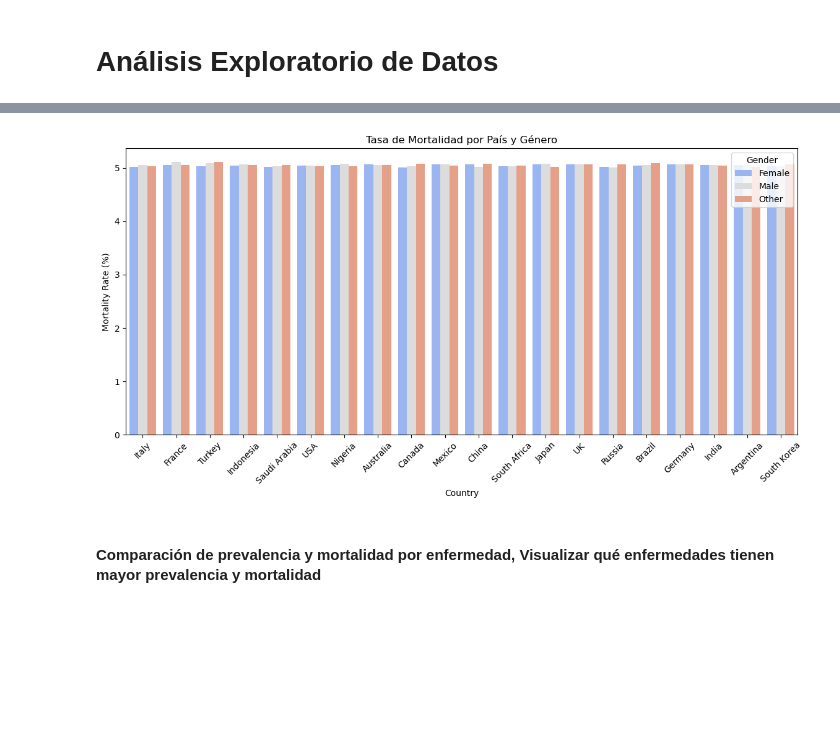
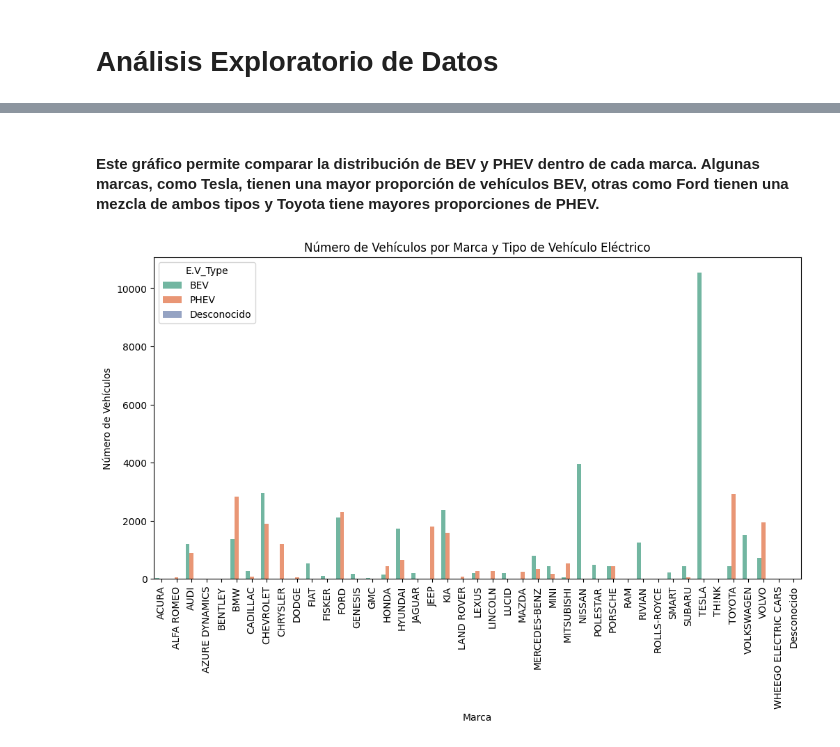
Before and after one commit to FelicianoRN01/PIA, a Jupyter notebook: Proyecto_Analisis/notebook_proyecto.ipynb, the cells around one changed output, grey strips where cells are left out. Cells and saved outputs as stored; diff of their text form; code cells hidden in the pictures; blank space fills up the shorter version.

```diff
--- a/Proyecto_Analisis/notebook_proyecto.ipynb
+++ b/Proyecto_Analisis/notebook_proyecto.ipynb
@@ -262,5 +204,5 @@ memory usage: 122.1+ MB
 # %%
 # Convertir columnas a categórias
-categorical_columns = ['Age Group', 'Gender', 'Availability of Vaccines/Treatment', 'Disease Category']
+categorical_columns = ['County','City','State','Make','Model','E.V_Type','Vehicle Location']
 for col in categorical_columns:
     df[col] = df[col].astype('category')
@@ -305 +249,8 @@ df.describe(include=['object'])
+# %%
+# Agregar la categoría "Desconocido" a las columnas categóricas
+for col in categorical_columns:
+	df[col] = df[col].cat.add_categories("Desconocido")
+
+# Rellenar valores faltantes con "Desconocido"
+df.fillna("Desconocido", inplace=True)
 # %% [markdown]
@@ -418,0 +358,5 @@ dtype: object
+# %%
+df = df[df['Model Year'] <= 2024]
+
+# Verificar los cambios
+print(df['Model Year'].describe())
@@ -444,0 +403,10 @@ plt.show()
+# %%
+# Convertir la columna 'Electric Range' a numérica, convirtiendo los errores a NaN
+df['Electric Range'] = pd.to_numeric(df['Electric Range'], errors='coerce')
+
+plt.figure(figsize=(10,6))
+sns.boxplot(data=df, x='E.V_Type', y='Electric Range', palette='Set2')
+plt.title('Rango Eléctrico por Tipo de Vehículo Eléctrico')
+plt.xlabel('Tipo de Vehículo Eléctrico')
+plt.ylabel('Rango Eléctrico (millas)')
+plt.show()
@@ -445,10 +472,12 @@ plt.show()
+# %% [markdown]
+#### Este gráfico permite comparar la distribución de BEV y PHEV dentro de cada marca. Algunas marcas, como Tesla, tienen una mayor proporción de vehículos BEV, otras como Ford tienen una mezcla de ambos tipos y Toyota tiene mayores proporciones de PHEV.
 # %%
-plt.figure(figsize=(14, 6))
-sns.barplot(data=df, x="Country", y="Mortality Rate (%)", hue="Gender", ci=None, palette="coolwarm")
-plt.title("Tasa de Mortalidad por País y Género")
-plt.xticks(rotation=45)
+plt.figure(figsize=(12,6))
+sns.countplot(data=df, x='Make', hue='E.V_Type', palette='Set2')
+plt.title('Número de Vehículos por Marca y Tipo de Vehículo Eléctrico')
+plt.xlabel('Marca')
+plt.ylabel('Número de Vehículos')
+plt.xticks(rotation=90)
 plt.show()
 # %% [output]
-[figure, old version]
+[figure, new version]
-# %% [markdown]
-#### Comparación de prevalencia y mortalidad por enfermedad, Visualizar qué enfermedades tienen mayor prevalencia y mortalidad
```
Also changed, not shown: parts of 73 cells of this notebook, 1 other file.
